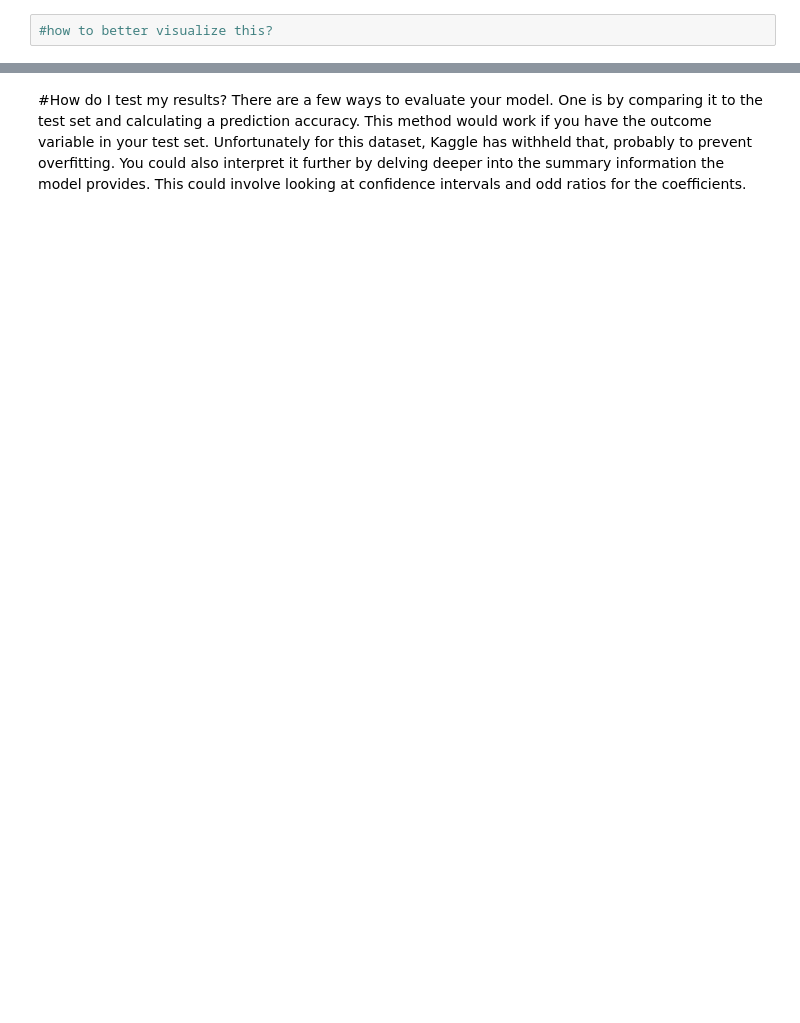
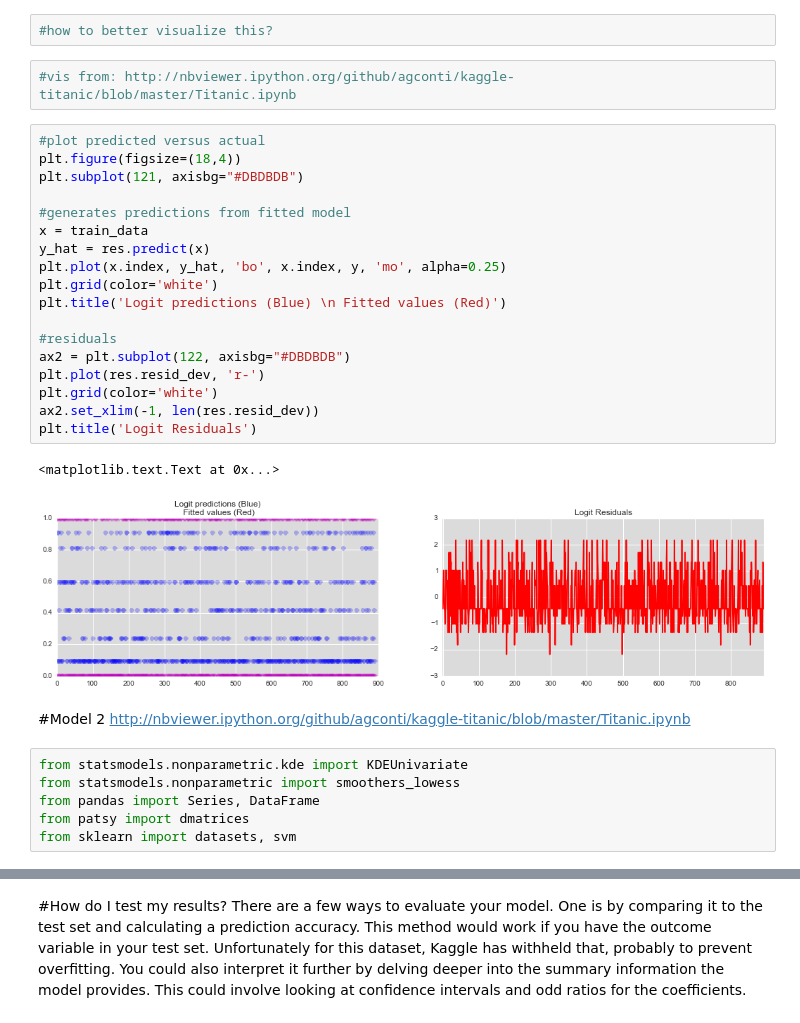
Before and after one commit to cryhughes/DAT_SF_12, a Jupyter notebook: HW3/HW3-Logistic-Regression-RH.ipynb, the cells around one changed output, grey strips where cells are left out. Drawn from its saved outputs; the diff is of its cells as text; blank space fills up the shorter version.

```diff
--- a/HW3/HW3-Logistic-Regression-RH.ipynb
+++ b/HW3/HW3-Logistic-Regression-RH.ipynb
@@ -566,2 +578,34 @@ sns.lmplot("y_hat","Survived", df_train, logistic=True, y_jitter=0.05, x_jitter
 # %%
 #how to better visualize this?
+# %%
+#vis from: http://nbviewer.ipython.org/github/agconti/kaggle-titanic/blob/master/Titanic.ipynb
+# %%
+#plot predicted versus actual
+plt.figure(figsize=(18,4))
+plt.subplot(121, axisbg="#DBDBDB")
+
+#generates predictions from fitted model
+x = train_data
+y_hat = res.predict(x)
+plt.plot(x.index, y_hat, 'bo', x.index, y, 'mo', alpha=0.25)
+plt.grid(color='white')
+plt.title('Logit predictions (Blue) \n Fitted values (Red)')
+
+#residuals
+ax2 = plt.subplot(122, axisbg="#DBDBDB")
+plt.plot(res.resid_dev, 'r-')
+plt.grid(color='white')
+ax2.set_xlim(-1, len(res.resid_dev))
+plt.title('Logit Residuals')
+# %% [output]
+<matplotlib.text.Text at 0x...>
+[figure, added]
+# %% [markdown]
+#Model 2
+http://nbviewer.ipython.org/github/agconti/kaggle-titanic/blob/master/Titanic.ipynb
+# %%
+from statsmodels.nonparametric.kde import KDEUnivariate
+from statsmodels.nonparametric import smoothers_lowess
+from pandas import Series, DataFrame
+from patsy import dmatrices
+from sklearn import datasets, svm
```
Also changed, not shown: parts of 36 cells of this notebook, 2 other files.
